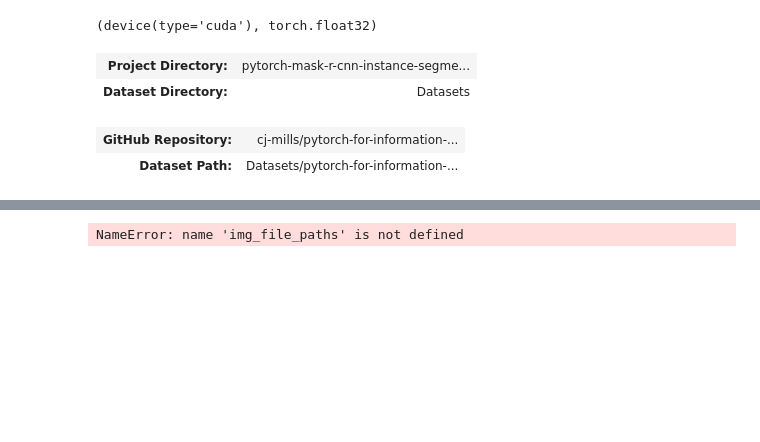
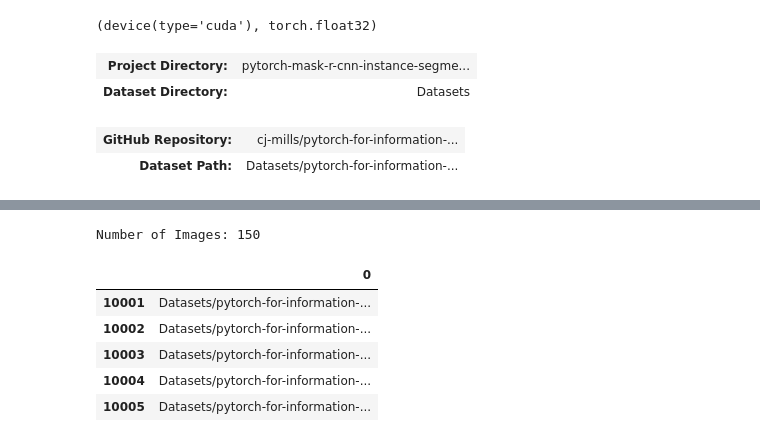
Before and after one commit to yadavsayan9/mask-r-cnn-based-student-id-card, a Jupyter notebook: ID-Card Segmentation.ipynb, the cells around one changed output, grey strips where cells are left out. Drawn from its saved outputs; the diff is of its cells as text; code cells hidden in the pictures; blank space fills up the shorter version.

```diff
--- a/ID-Card Segmentation.ipynb
+++ b/ID-Card Segmentation.ipynb
@@ -146,8 +181,14 @@ FileNotFoundError: [Errno 2] No such file or directory: 'Datasets/pytorch-for-in
 # %%
 img_dict = {file.stem : file for file in img_file_paths}
 print(f"Number of Images: {len(img_dict)}")
 
-pd.Dataframe.from_dict(img_dict, orient = 'index').head()
+pd.DataFrame.from_dict(img_dict, orient = 'index').head()
 # %% [output]
-NameError: name 'img_file_paths' is not defined
+Number of Images: 150
+|  | 0 |
+| 10001 | Datasets/pytorch-for-information-... |
+| 10002 | Datasets/pytorch-for-information-... |
+| 10003 | Datasets/pytorch-for-information-... |
+| 10004 | Datasets/pytorch-for-information-... |
+| 10005 | Datasets/pytorch-for-information-... |
 # %%
```
Also changed, not shown: parts of 11 cells of this notebook, 2 other files.
